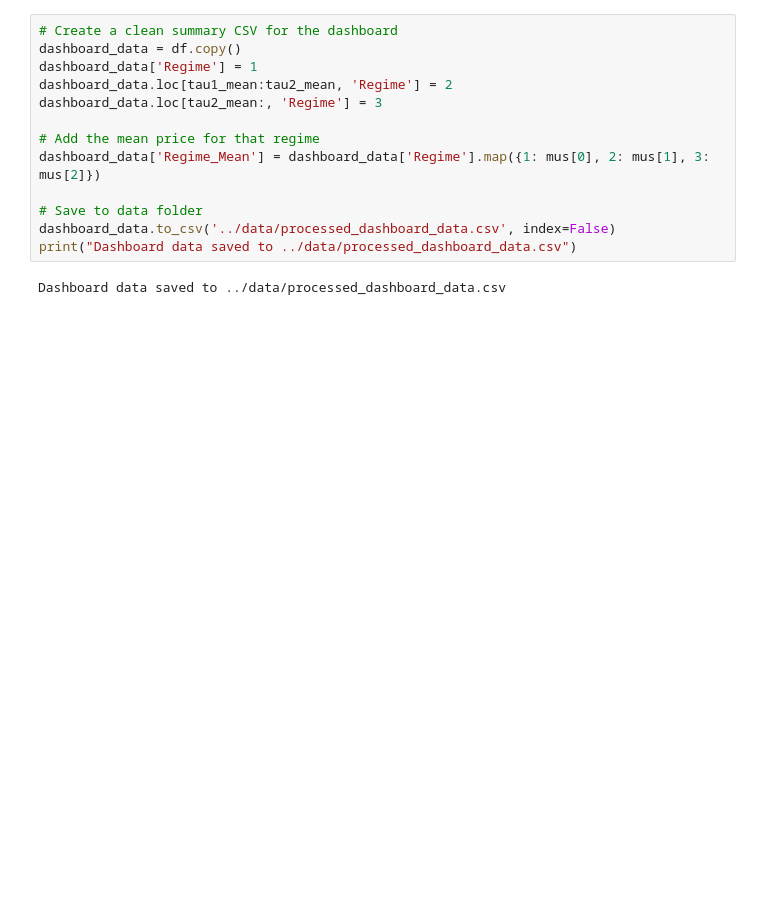
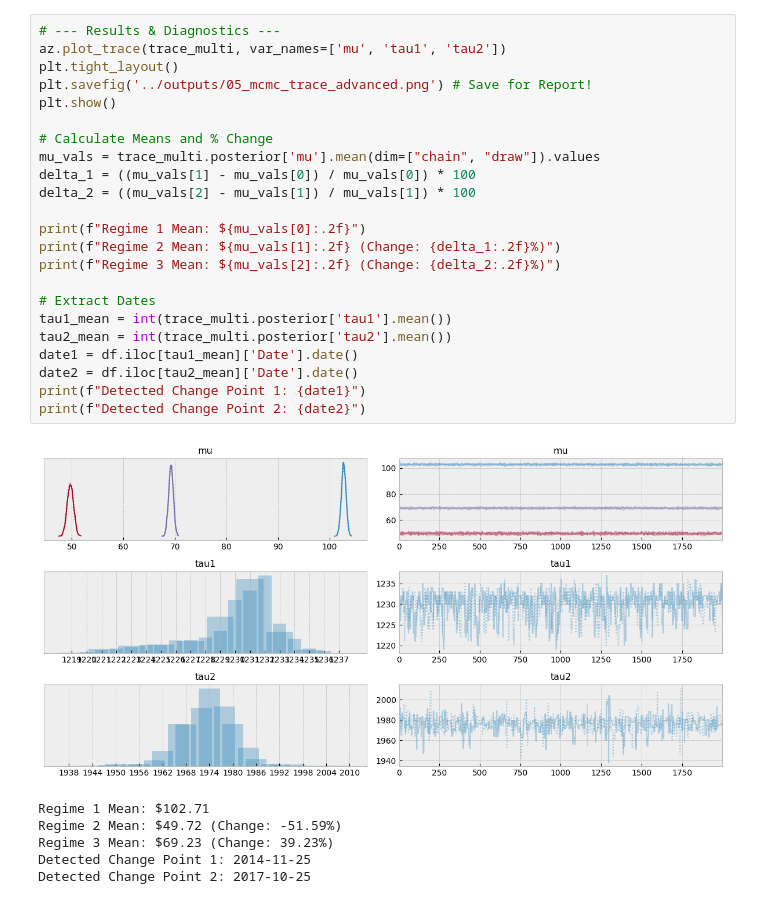
Before and after one commit to nazjobs/brent-oil-changepoint, a Jupyter notebook: notebooks/02_advanced_analysis.ipynb, the cells around one changed output. Saved outputs shown, nothing was run; the diff lists cells and outputs as text; blank space fills up the shorter version.

```diff
--- a/notebooks/02_advanced_analysis.ipynb
+++ b/notebooks/02_advanced_analysis.ipynb
@@ -126,15 +130,30 @@ Detected Change Point 2: 2017-10-25
 # %%
-# Create a clean summary CSV for the dashboard
-dashboard_data = df.copy()
-dashboard_data['Regime'] = 1
-dashboard_data.loc[tau1_mean:tau2_mean, 'Regime'] = 2
-dashboard_data.loc[tau2_mean:, 'Regime'] = 3
+# --- Results & Diagnostics ---
+az.plot_trace(trace_multi, var_names=['mu', 'tau1', 'tau2'])
+plt.tight_layout()
+plt.savefig('../outputs/05_mcmc_trace_advanced.png') # Save for Report!
+plt.show()
 
-# Add the mean price for that regime
-dashboard_data['Regime_Mean'] = dashboard_data['Regime'].map({1: mus[0], 2: mus[1], 3: mus[2]})
+# Calculate Means and % Change
+mu_vals = trace_multi.posterior['mu'].mean(dim=["chain", "draw"]).values
+delta_1 = ((mu_vals[1] - mu_vals[0]) / mu_vals[0]) * 100
+delta_2 = ((mu_vals[2] - mu_vals[1]) / mu_vals[1]) * 100
 
-# Save to data folder
-dashboard_data.to_csv('../data/processed_dashboard_data.csv', index=False)
-print("Dashboard data saved to ../data/processed_dashboard_data.csv")
+print(f"Regime 1 Mean: ${mu_vals[0]:.2f}")
+print(f"Regime 2 Mean: ${mu_vals[1]:.2f} (Change: {delta_1:.2f}%)")
+print(f"Regime 3 Mean: ${mu_vals[2]:.2f} (Change: {delta_2:.2f}%)")
+
+# Extract Dates
+tau1_mean = int(trace_multi.posterior['tau1'].mean())
+tau2_mean = int(trace_multi.posterior['tau2'].mean())
+date1 = df.iloc[tau1_mean]['Date'].date()
+date2 = df.iloc[tau2_mean]['Date'].date()
+print(f"Detected Change Point 1: {date1}")
+print(f"Detected Change Point 2: {date2}")
 # %% [output]
+[figure, added]
-Dashboard data saved to ../data/processed_dashboard_data.csv
+Regime 1 Mean: $102.71
+Regime 2 Mean: $49.72 (Change: -51.59%)
+Regime 3 Mean: $69.23 (Change: 39.23%)
+Detected Change Point 1: 2014-11-25
+Detected Change Point 2: 2017-10-25
```
Also changed, not shown: parts of 8 cells of this notebook, 1 other file.
